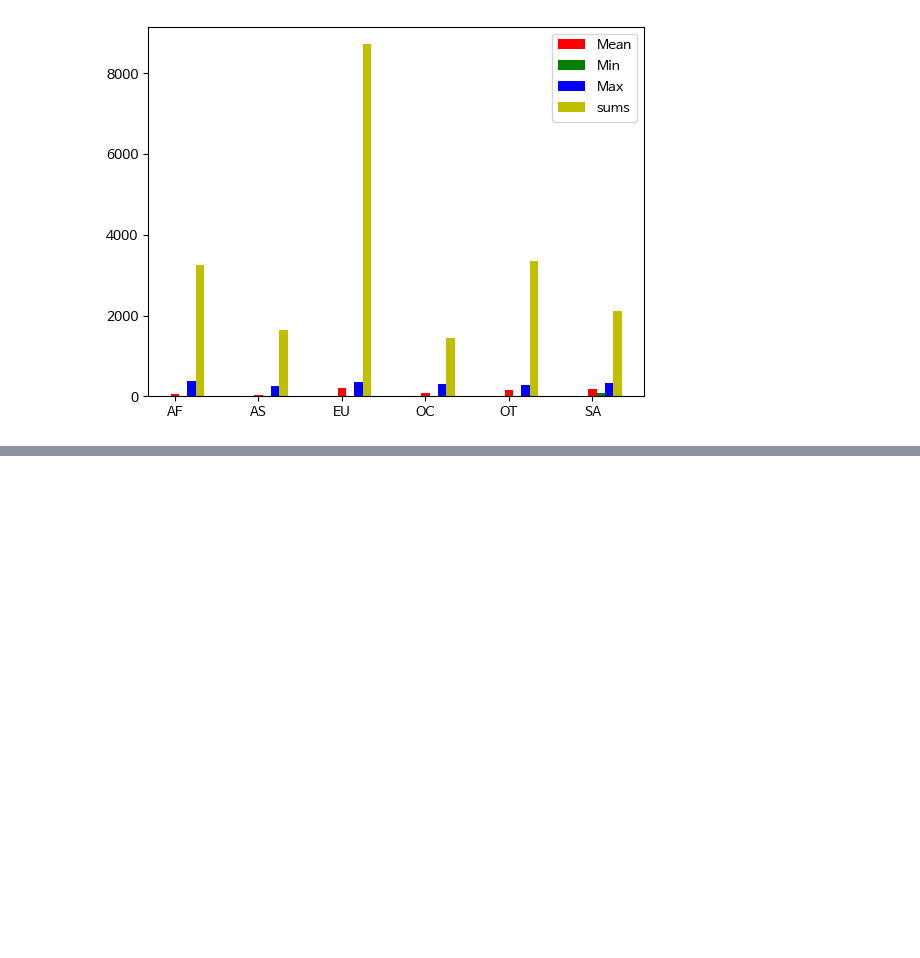
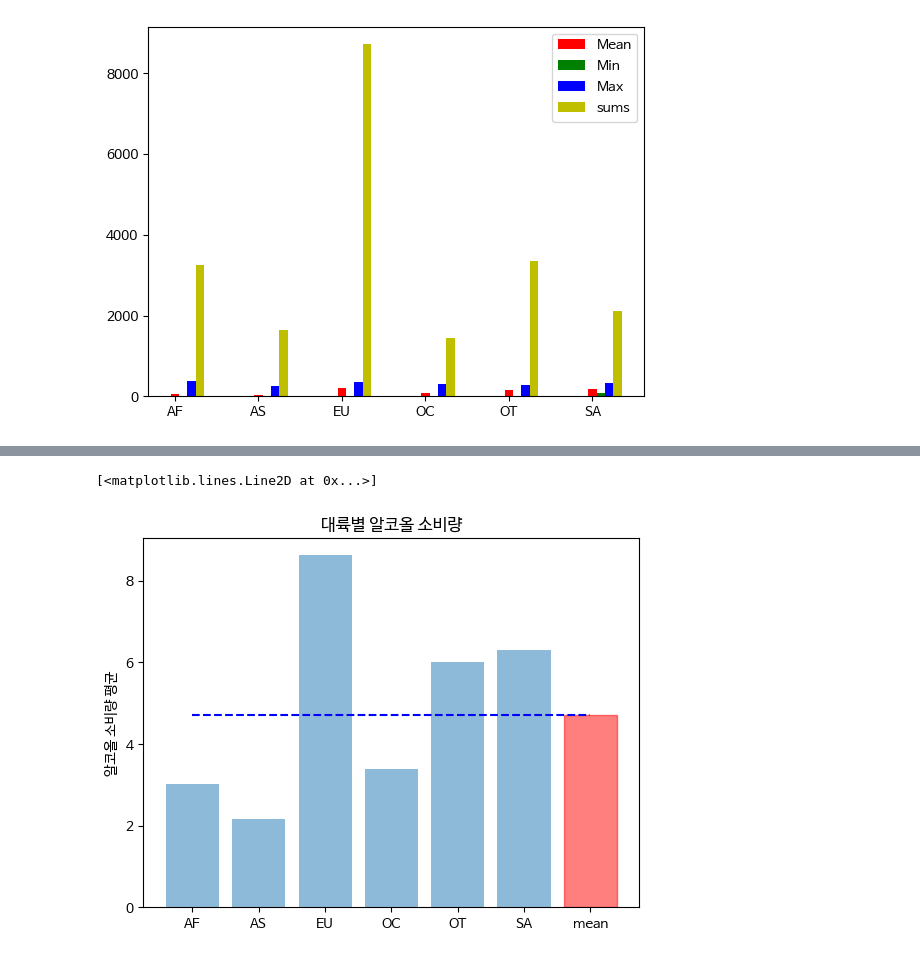
Before and after one commit to fightmeat/Machine_Leaning, a Jupyter notebook: 12_데이터_정제.ipynb, the cells around one changed output, grey strips where cells are left out. Saved outputs shown, nothing was run; the diff lists cells and outputs as text; code cells hidden in the pictures; blank space fills up the shorter version.

```diff
--- a/12_데이터_정제.ipynb
+++ b/12_데이터_정제.ipynb
@@ -985,3 +985,10 @@ plt.legend()
 plt.show()
 # %% [output]
 [figure]
+# %%
+# 대륙별 알코올 소비량을 시각화하시오, 단, 마지막에 평균 알코올 소비량을 추가할 것
+## 전체 알코올 평균
+alcohol_mean = drinks.total_litres_of_pure_alcohol.mean()
+## 대륙별 알코올 평균
+continent_mean = drinks.groupby('continent').total_litres_of_pure_alcohol.mean()
+print(continent_mean)
@@ -987,0 +1004,16 @@ plt.show()
+# %%
+continents = continent_mean.index.tolist()
+continents.append('mean')
+x_pos = np.arange(len(continents))
+alcohol = continent_mean.tolist()
+alcohol.append(alcohol_mean)
+bar_list = plt.bar(x_pos, alcohol, align='center', alpha=0.5)
+bar_list[len(continents)-1].set_color('r')
+plt.xticks(x_pos, continents)
+plt.ylabel('알코올 소비량 평균')
+plt.title('대륙별 알코올 소비량')
+
+plt.plot([0,6], [alcohol_mean,alcohol_mean], 'b--')
+# %% [output]
+[<matplotlib.lines.Line2D at 0x...>]
+[figure, added]
```
Also changed, not shown: parts of 8 cells of this notebook.
